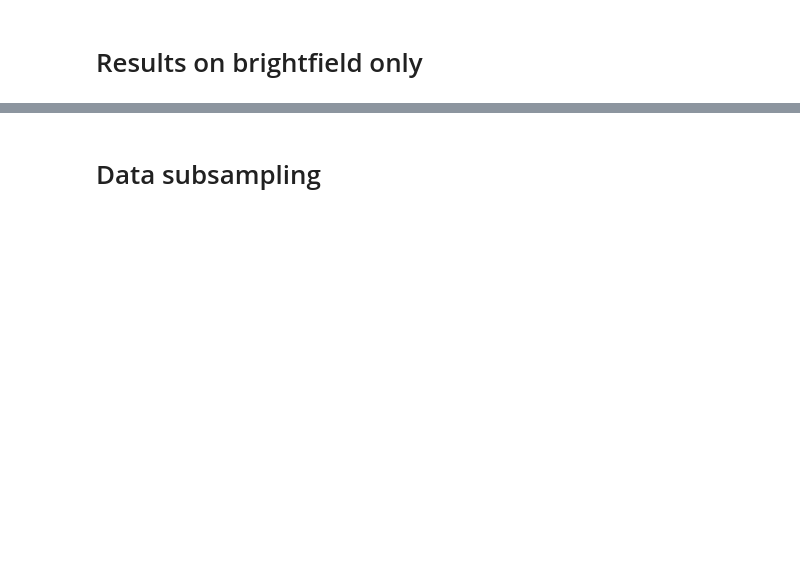
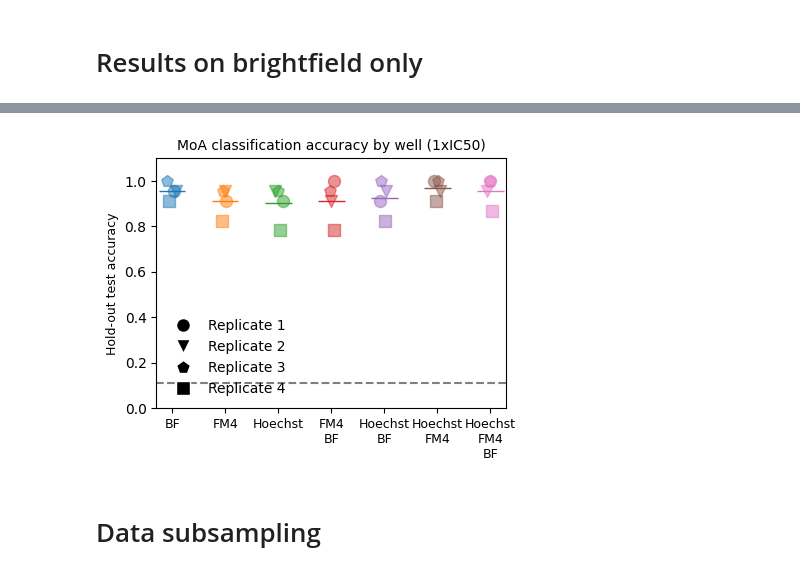
Before and after one commit to krentzd/ai4ab, a Jupyter notebook: analysis/Figure_3.ipynb, the cells around one changed output, grey strips where cells are left out. Drawn from its saved outputs; the diff is of its cells as text; code cells hidden in the pictures; blank space fills up the shorter version.

```diff
--- a/analysis/Figure_3.ipynb
+++ b/analysis/Figure_3.ipynb
@@ -45,3 +57,7 @@ plotter.plot_cosine_similarity_matrix(title='Cosine similarity of feature vector
+# %%
+plotter.plot_channel_accuracies(use_moa_labels=True)
+# %% [output]
+[figure, added]
 # %% [markdown]
 # Data subsampling
 # %%
```
Also changed, not shown: parts of 11 cells of this notebook, 25 other files.
